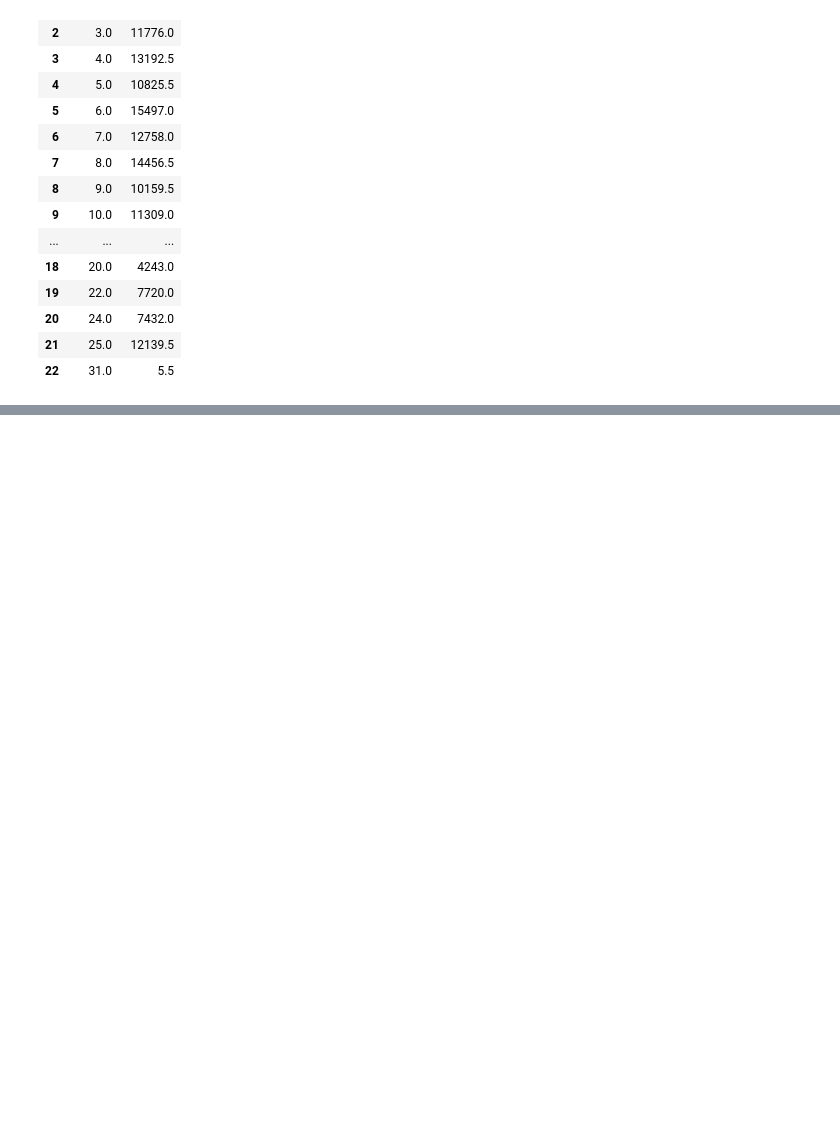
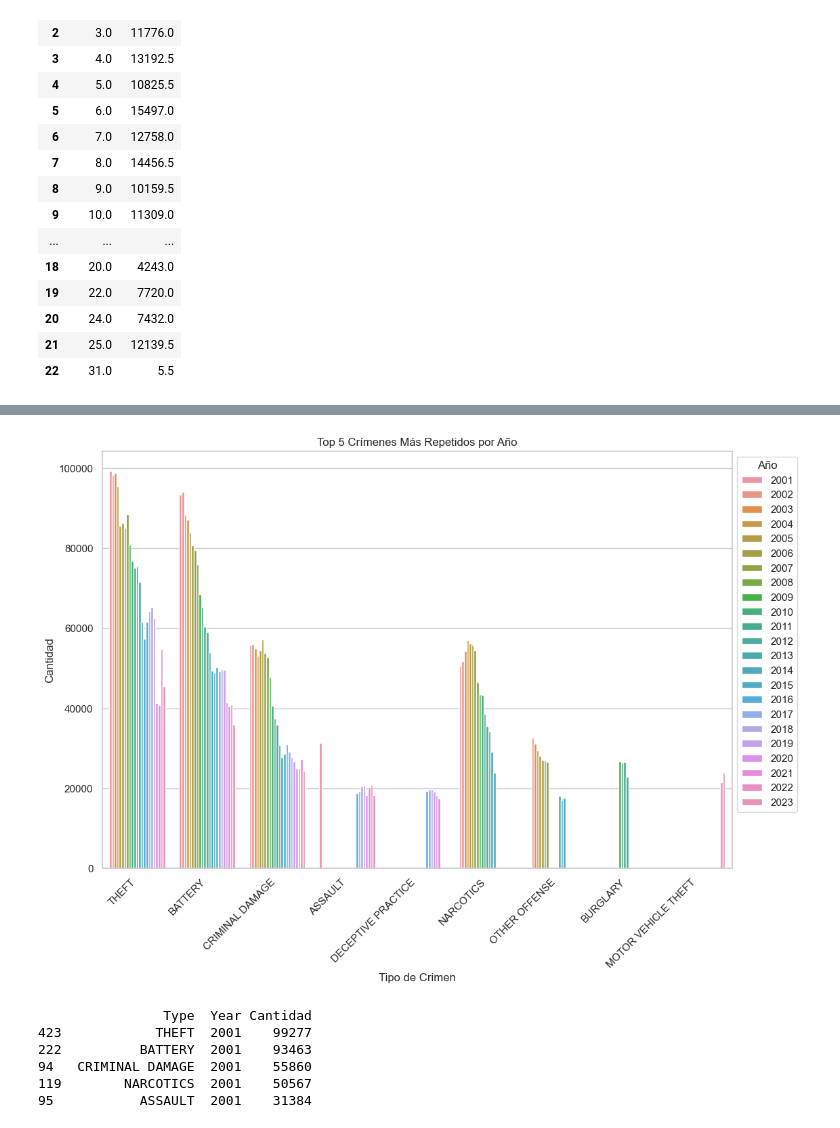
Before and after one commit to JorgeSierra22/Cloud-BigData, a Jupyter notebook: results/results.ipynb, the cells around one changed output, grey strips where cells are left out. Saved outputs shown, nothing was run; the diff lists cells and outputs as text; code cells hidden in the pictures; blank space fills up the shorter version.

```diff
--- a/results/results.ipynb
+++ b/results/results.ipynb
@@ -153,3 +193,5 @@ df_media
 | 20 | 24.0 | 7432.0 |
 | 21 | 25.0 | 12139.5 |
 | 22 | 31.0 | 5.5 |
+# %%
+df3 = pd.read_csv("typeOfCrime.csv", header=None, names=['Type',"Year", 'Cantidad'])
@@ -155,0 +265,19 @@ df_media
+# %%
+top_crimes_by_year = pd.DataFrame(columns=df3.columns)
+
+# Obtener la lista de años únicos en tu DataFrame
+unique_years = df3['Year'].unique()
+
+# Iterar sobre cada año y obtener los 5 crímenes más repetidos
+for year in unique_years:
+    # Filtrar el DataFrame para el año actual
+    df_filtered = df3[df3['Year'] == year]
+
+    # Ordenar por 'Cantidad' de forma descendente
+    df_year_top5 = df_filtered.sort_values(by='Cantidad', ascending=False).head(5)
+
+    # Concatenar los resultados al DataFrame principal
+    top_crimes_by_year = pd.concat([top_crimes_by_year, df_year_top5])
+
+# Mostrar el DataFrame final con los 5 crímenes más repetidos por año
+print(top_crimes_by_year)
@@ -155,0 +299,35 @@ df_media
+# %%
+import seaborn as sns
+sns.set(style="whitegrid")
+
+# Configurar el tamaño del gráfico
+plt.figure(figsize=(12, 8))
+
+# Crear un gráfico de barras agrupado por año y tipo de crimen
+sns.barplot(x='Type', y='Cantidad', hue='Year', data=top_crimes_by_year)
+
+# Configurar etiquetas y título del gráfico
+plt.xlabel('Tipo de Crimen')
+plt.ylabel('Cantidad')
+plt.title('Top 5 Crímenes Más Repetidos por Año')
+
+# Ajustar la leyenda
+plt.legend(title='Año', bbox_to_anchor=(1, 1))
+
+# Rotar las etiquetas del eje x para mayor claridad
+plt.xticks(rotation=45, ha='right')
+
+# Mostrar el gráfico
+plt.show()
+# %% [output]
+[figure, added]
+# %%
+top_crimes_by_year2001=top_crimes_by_year[top_crimes_by_year['Year'] == 2001]
+print(top_crimes_by_year2001)
+# %% [output]
+                Type  Year Cantidad
+423            THEFT  2001    99277
+222          BATTERY  2001    93463
+94   CRIMINAL DAMAGE  2001    55860
+119        NARCOTICS  2001    50567
+95           ASSAULT  2001    31384
```
Also changed, not shown: parts of 12 cells of this notebook, 1 other file.
